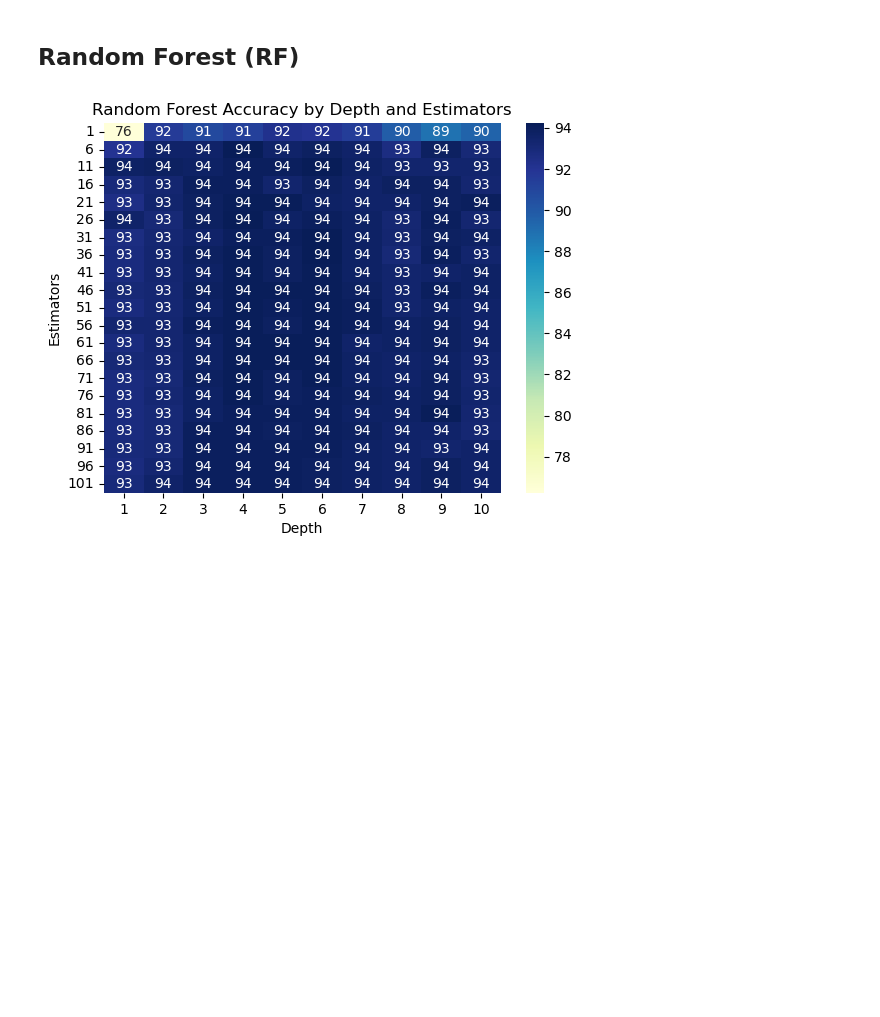
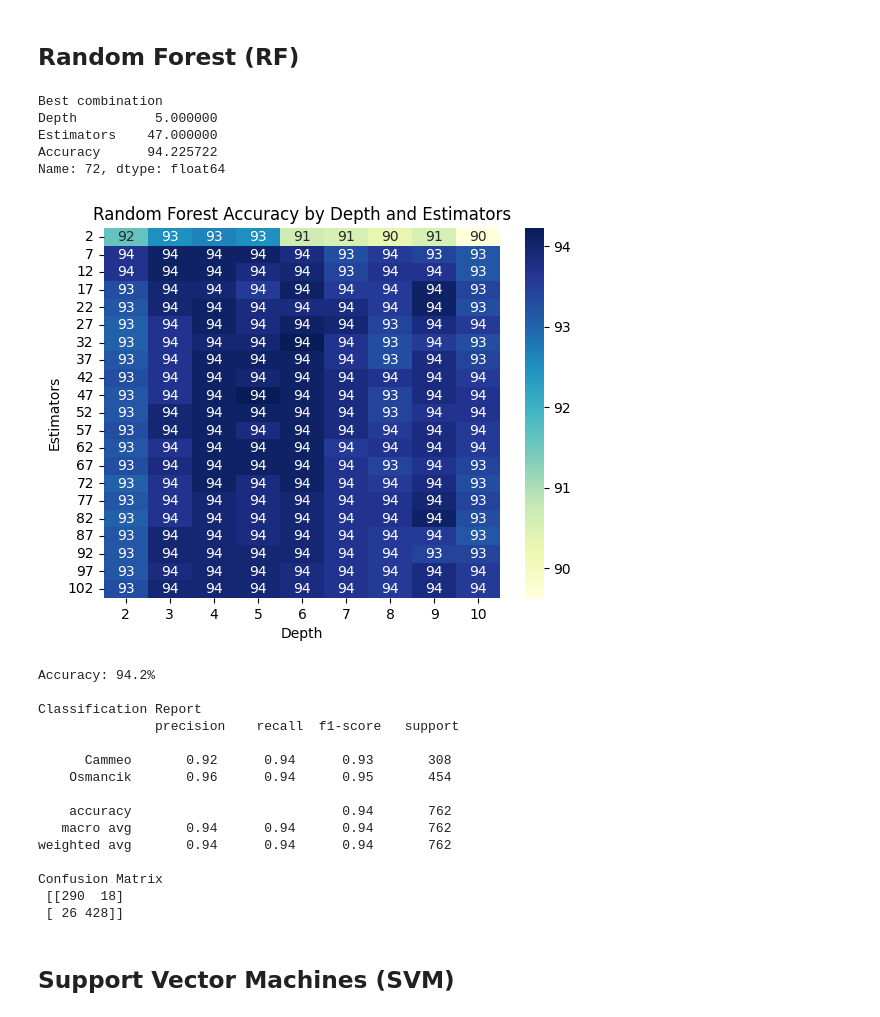
Before and after one commit to hmantovani/py-handbook, a Jupyter notebook: model/classification.ipynb, the cells around one changed output. Saved outputs shown, nothing was run; the diff lists cells and outputs as text; code cells hidden in the pictures; blank space fills up the shorter version.

```diff
--- a/model/classification.ipynb
+++ b/model/classification.ipynb
@@ -4,12 +4,13 @@
 ## Creating train and test data
 # %%
 # Essential for modelling
+from sklearn.preprocessing import LabelEncoder, StandardScaler
+from sklearn.model_selection import train_test_split, GridSearchCV, RepeatedStratifiedKFold, RandomizedSearchCV
 from sklearn.metrics import accuracy_score, classification_report, confusion_matrix
-from sklearn.preprocessing import LabelEncoder
-from sklearn.model_selection import train_test_split
 
 # Other packages
 from ucimlrepo import fetch_ucirepo
+import warnings
 import pandas as pd
 import matplotlib.pyplot as plt
 import seaborn as sns
@@ -20,28 +21,36 @@ y = fetch.data.targets
 rice = pd.concat([X, y], axis=1)
 
 # Encoding Class (Cammeo and Osmancik into 0 and 1)
+y = y.copy()
 label_encoder = LabelEncoder()
-rice['Class'] = label_encoder.fit_transform(rice['Class'])
+y['Class'] = label_encoder.fit_transform(y['Class'])
 
 # Splitting into train and test data
 X_train, X_test, y_train, y_test = train_test_split(X, y, test_size = 0.2, random_state=2023)
+
+# Normalize the data to use when needed
+scaler = StandardScaler()
+X_train_norm = scaler.fit_transform(X_train)
+X_test_norm = scaler.transform(X_test)
+
+# Uncomment to change
+X_train = X_train_norm
+X_test = X_test_norm
 # %% [markdown]
 ## K-Nearest Neighbors (KNN)
 # %%
 from sklearn.neighbors import KNeighborsClassifier
 
-KNN_k_values = []
-KNN_accuracy_values = []
+KNN_results = []
 
 for k in range(1, 51):
     knn = KNeighborsClassifier(n_neighbors=k)
     knn.fit(X_train, y_train.values.ravel())  # Using ravel() to convert to 1D array
     yhat = knn.predict(X_test)
     accuracy = accuracy_score(y_test, yhat)
-    KNN_k_values.append(k)
-    KNN_accuracy_values.append(accuracy)
+    KNN_results.append({'K-value': k, 'Accuracy': accuracy*100})
 
-KNN_accuracy_df = pd.DataFrame({'K-value': KNN_k_values, 'Accuracy': KNN_accuracy_values})
+KNN_accuracy_df = pd.DataFrame(KNN_results)
 
 # Find index of maximum accuracy
 KNN_max_index = KNN_accuracy_df['Accuracy'].idxmax()
@@ -54,7 +63,7 @@ plt.plot(KNN_accuracy_df['K-value'], KNN_accuracy_df['Accuracy'], linestyle='-',
 plt.xlabel('K-value')
 plt.ylabel('Accuracy')
 plt.title('Accuracy vs K-value for KNN')
-plt.scatter(KNN_k_max-0.05, KNN_acc_max, color='red', label=f'K: {KNN_k_max:.0f} | Acc: {KNN_acc_max*100:.1f}%')
+plt.scatter(KNN_k_max-0.05, KNN_acc_max, color='red', label=f'K: {KNN_k_max:.0f} | Acc: {KNN_acc_max:.1f}%')
 plt.legend()
 plt.xticks(range(0, 51, 2))
 plt.grid(True)
@@ -94,18 +103,16 @@ Confusion Matrix
 # %%
 from sklearn.tree import DecisionTreeClassifier
 
-DT_depth = []
-DT_accuracy_values = []
+DT_results = []
 
 for i in range(1,11):
     clf_tree = DecisionTreeClassifier(criterion="entropy", random_state = 100, max_depth = i)
     clf_tree.fit(X_train, y_train.values.ravel())
     yhat = clf_tree.predict(X_test)
     accuracy = accuracy_score(y_test, yhat)
-    DT_depth.append(i)
-    DT_accuracy_values.append(accuracy)
+    DT_results.append({'Depth': i, 'Accuracy': accuracy*100})
 
-DT_accuracy_df = pd.DataFrame({'Depth': DT_depth, 'Accuracy': DT_accuracy_values})
+DT_accuracy_df = pd.DataFrame(DT_results)
 
 # Find index of maximum accuracy
 DT_max_index = DT_accuracy_df['Accuracy'].idxmax()
@@ -118,7 +125,7 @@ plt.plot(DT_accuracy_df['Depth'], DT_accuracy_df['Accuracy'], linestyle='-', col
 plt.xlabel('Depth of Tree')
 plt.ylabel('Accuracy')
 plt.title('Accuracy vs Depth for Decision Tree')
-plt.scatter(DT_depth_max-0.05, DT_acc_max, color='red', label=f'Depth: {DT_depth_max:.0f} | Acc: {DT_acc_max*100:.1f}%')
+plt.scatter(DT_depth_max-0.05, DT_acc_max, color='red', label=f'Depth: {DT_depth_max:.0f} | Acc: {DT_acc_max:.1f}%')
 plt.legend()
 plt.xticks(range(0, 11, 1))
 plt.grid(True)
@@ -158,8 +165,8 @@ Confusion Matrix
 # %%
 from sklearn.ensemble import RandomForestClassifier
 
-max_depth_values = list(range(1, 11))  # Test max_depth from 1 to 10
-n_estimators_values = list(range(1, 102, 5))  # Test n_estimators from 1 to 100 with step size 10
+max_depth_values = list(range(2, 11))  # Test max_depth from 2 to 10
+n_estimators_values = list(range(2, 103, 5))  # Test n_estimators from 2 to 102 with step size 5
 
 RF_results = []
 
@@ -182,31 +189,53 @@ RF_accuracy_df = pd.DataFrame(RF_results)
 RF_max_index = RF_accuracy_df['Accuracy'].idxmax()
 RF_depth_max = int(RF_accuracy_df.loc[RF_max_index]['Depth'])
 RF_estimators_max = int(RF_accuracy_df.loc[RF_max_index]['Estimators'])
 RF_acc_max = RF_accuracy_df.loc[RF_max_index]['Accuracy']
 
 # Visualizing the best combination
 print("Best combination")
 print(RF_accuracy_df.loc[RF_accuracy_df['Accuracy'].idxmax()])
 
 # Visualizing all the combinations
 RF_pivot_table = pd.pivot_table(RF_accuracy_df, values='Accuracy', index='Estimators', columns='Depth')
 sns.heatmap(RF_pivot_table, cmap='YlGnBu', annot=True)
 plt.title('Random Forest Accuracy by Depth and Estimators')
 plt.xlabel('Depth')
 plt.ylabel('Estimators')
 plt.show()
 
 # Creating the model using the optimum value for Depth
 RF_model = RandomForestClassifier(n_estimators=RF_estimators_max, criterion="entropy", random_state=100, max_depth=RF_depth_max)
 RF_model.fit(X_train, y_train.values.ravel())
 RF_pred = RF_model.predict(X_test)
 RF_accuracy = accuracy_score(y_test.values.ravel(), RF_pred)
 RF_cr = classification_report(y_test.values.ravel(), RF_pred)
 RF_cm = confusion_matrix(y_test.values.ravel(), RF_pred)
 
 # Printing the metrics
 print("Accuracy:", f"{RF_accuracy * 100:.1f}%\n")
 print("Classification Report\n", RF_cr)
 print("Confusion Matrix\n", RF_cm)
 # %% [output]
+Best combination
+Depth          5.000000
+Estimators    47.000000
+Accuracy      94.225722
+Name: 72, dtype: float64
-[figure, old version]
+[figure, new version]
+Accuracy: 94.2%
+
+Classification Report
+               precision    recall  f1-score   support
+
+      Cammeo       0.92      0.94      0.93       308
+    Osmancik       0.96      0.94      0.95       454
+
+    accuracy                           0.94       762
+   macro avg       0.94      0.94      0.94       762
+weighted avg       0.94      0.94      0.94       762
+
+Confusion Matrix
+ [[290  18]
+ [ 26 428]]
+# %% [markdown]
+## Support Vector Machines (SVM)
```
Also changed, not shown: parts of 13 cells of this notebook.
